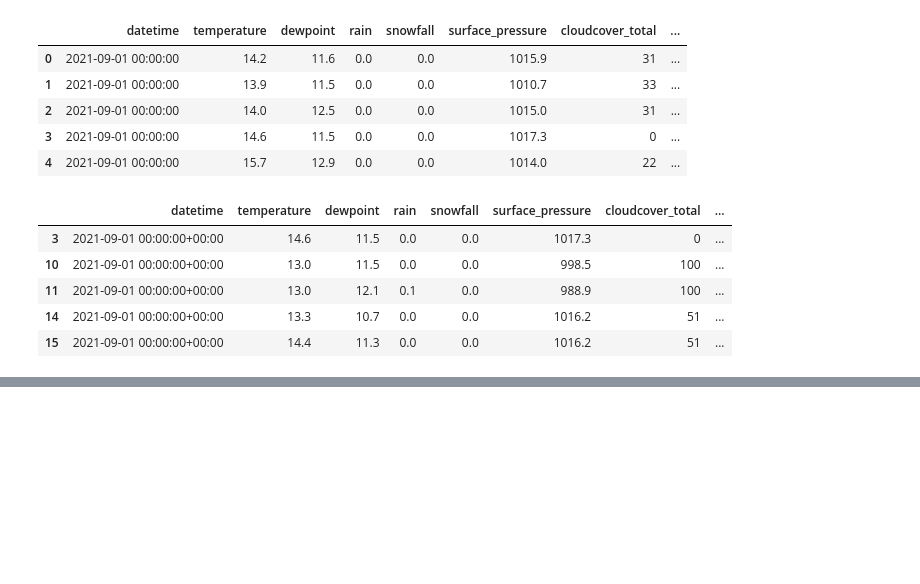
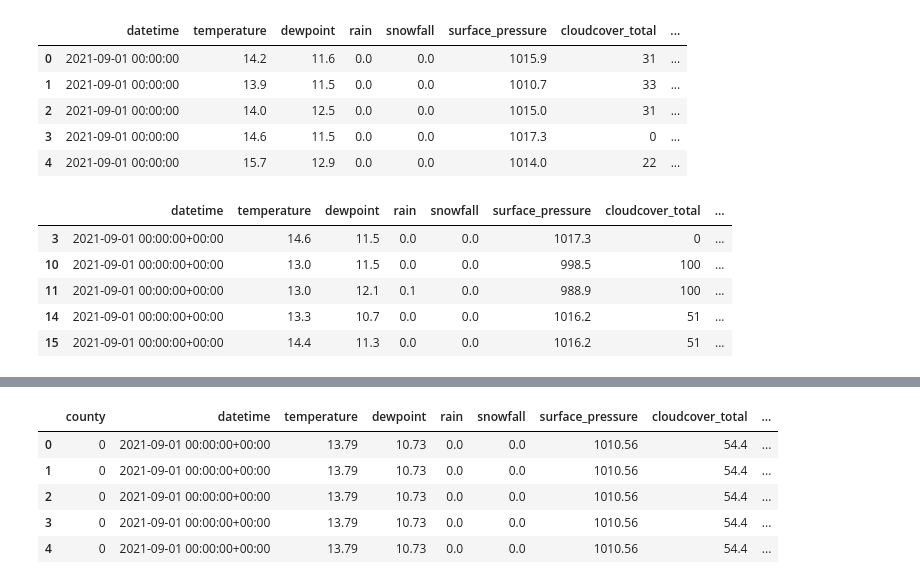
Before and after one commit to jackren0000/Enefit---Predict-Energy-Behavior-of-Prosumers, a Jupyter notebook: predict-energy-behavior-of-prosumers.ipynb, the cells around one changed output, grey strips where cells are left out. Saved outputs shown, nothing was run; the diff lists cells and outputs as text; code cells hidden in the pictures; blank space fills up the shorter version.

```diff
--- a/predict-energy-behavior-of-prosumers.ipynb
+++ b/predict-energy-behavior-of-prosumers.ipynb
@@ -450,6 +464,15 @@ hw_df_datetime_county = grouped.reset_index()
 # hw_df_datetime contains the average values for each hour, across all dates
 hw_df_datetime_county['datetime'] = pd.to_datetime(hw_df_datetime_county['datetime'].dt.to_timestamp(), utc=True)
 hw_df_datetime_county = hw_df_datetime_county.merge(hw_df[['datetime', 'data_block_id']], how='left', on='datetime')
+# %%
+hw_df_datetime_county.head()
+# %% [output]
+|  | county | datetime | temperature | dewpoint | rain | snowfall | surface_pressure | cloudcover_total | ... |
+| 0 | 0 | 2021-09-01 00:00:00+00:00 | 13.79 | 10.73 | 0.0 | 0.0 | 1010.56 | 54.4 | ... |
+| 1 | 0 | 2021-09-01 00:00:00+00:00 | 13.79 | 10.73 | 0.0 | 0.0 | 1010.56 | 54.4 | ... |
+| 2 | 0 | 2021-09-01 00:00:00+00:00 | 13.79 | 10.73 | 0.0 | 0.0 | 1010.56 | 54.4 | ... |
+| 3 | 0 | 2021-09-01 00:00:00+00:00 | 13.79 | 10.73 | 0.0 | 0.0 | 1010.56 | 54.4 | ... |
+| 4 | 0 | 2021-09-01 00:00:00+00:00 | 13.79 | 10.73 | 0.0 | 0.0 | 1010.56 | 54.4 | ... |
 # %%
 # extract the hour from the 'datetime' column and create a new 'hour' column in hw_df_datetime
 hw_df_datetime['hour'] = hw_df_datetime['datetime'].dt.hour
```
Also changed, not shown: parts of 7 cells of this notebook.
